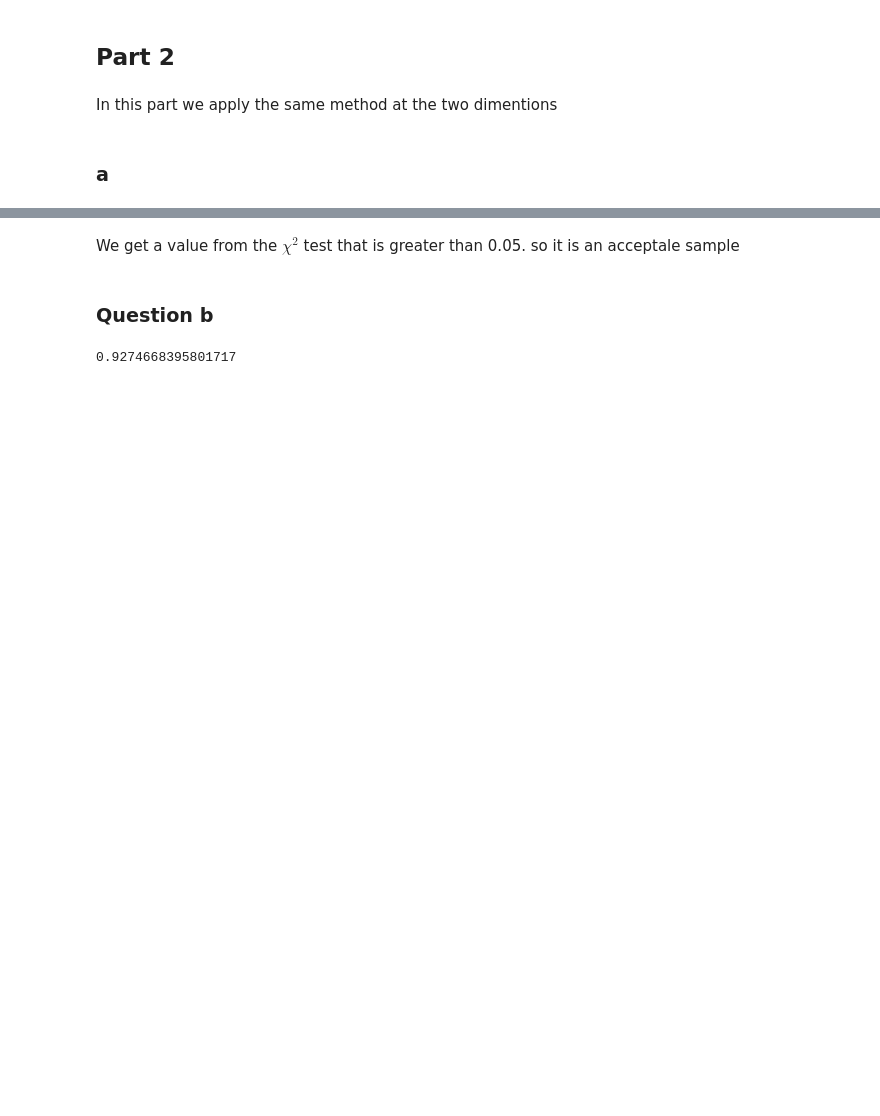
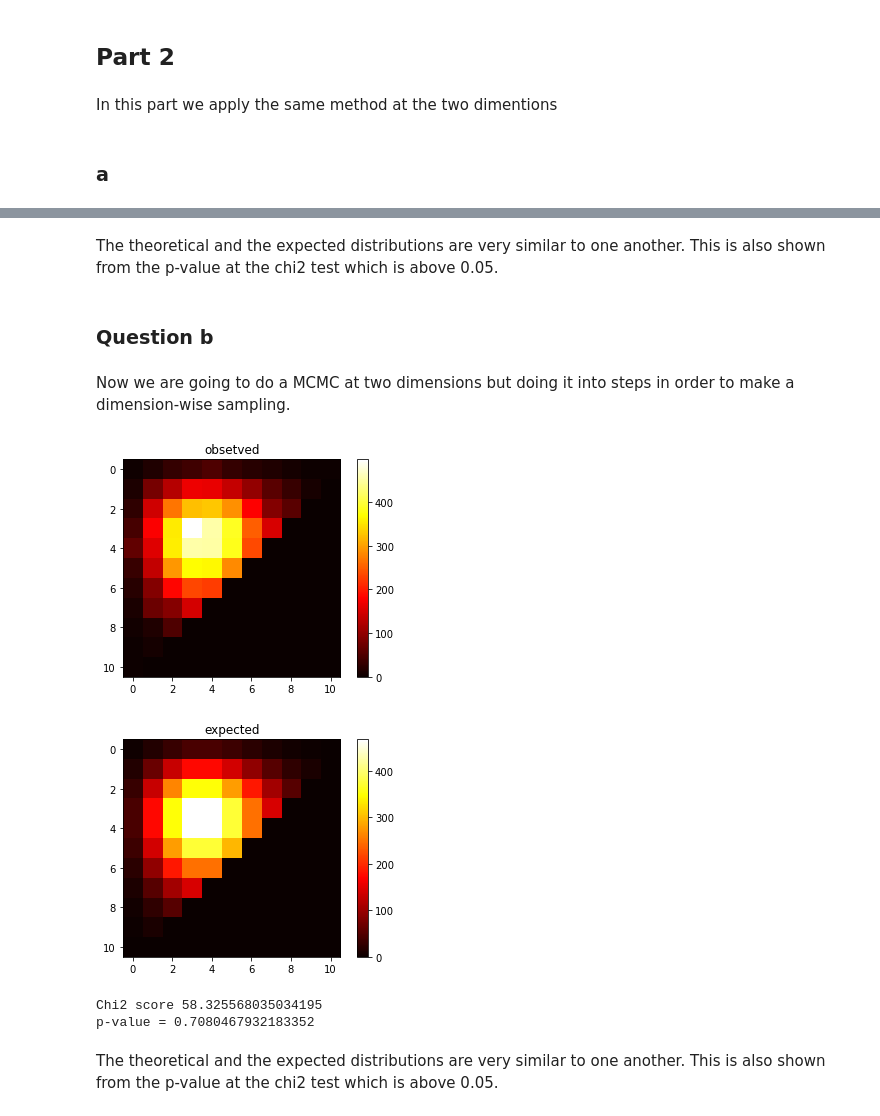
Before and after one commit to shajib004/Stotastic_simulation, a Jupyter notebook: exercise_6.ipynb, the cells around one changed output, grey strips where cells are left out. Cells and saved outputs as stored; diff of their text form; code cells hidden in the pictures; blank space fills up the shorter version.

```diff
--- a/exercise_6.ipynb
+++ b/exercise_6.ipynb
@@ -144,2 +223,2 @@ p_value
-# %% [markdown]
-We get a value from the $\chi^2$ test that is greater than 0.05. so it is an acceptale sample
+# %% [markdown]
+The theoretical and the expected distributions are very similar to one another. This is also shown from the p-value at the chi2 test which is above 0.05.
@@ -146,15 +255,19 @@ We get a value from the $\chi^2$ test that is greater than 0.05. so it is an acc
 # %% [markdown]
 ### Question b
+# %% [markdown]
+Now we are going to do a MCMC at two dimensions but doing it into  steps in order to make a dimension-wise sampling.
 # %%
 def sample_MCMC_2d_dwise(sample_size):
-    Xi=(0,0)
+    Xi1=floor(m*np.random.uniform(0,1,1)[0])
+    Xi2=floor((m-Xi1)*np.random.uniform(0,1,1)[0])
+    Xi=(Xi1,Xi2)
     sample = []
     sample.append( Xi )
     for i in range(sample_size-1):
         #print('sample=',sample)
-        Dxi_1= floor(3* np.random.normal(0,1,1)[0])
-        Dxi_2= floor(3* np.random.normal(0,1,1)[0])
-        Yi_1d = (Xi[1] + Dxi_1,Xi[1])
+        Dxi_1= step()
+        Dxi_2= step()
+        Yi_1d = ((Xi[0] + Dxi_1)%m,Xi[1])
         #print('Xi=',Xi)
         #print('Yi=',Yi)
         #print('g(Xi)=',g(Xi))
@@ -165,40 +278,70 @@ def sample_MCMC_2d_dwise(sample_size):
 
         elif (np.random.uniform(0,1,1)[0]<=(g_2d(Yi_1d)/g_2d(Xi))):
             Xi=Yi_1d
-        Yi_2d = (Xi[1],Xi[1] + Dxi_2)
+        Yi_2d = (Xi[0],(Xi[1] + Dxi_2)%m)
 
 
         if (g_2d(Yi_2d)>=g_2d(Xi)):
-            sample.append(Yi_2d )
+            if (i%10 == 0) :sample.append(Yi_2d )
             Xi=Yi_2d
             continue
         if (np.random.uniform(0,1,1)[0]<=(g_2d(Yi_2d)/g_2d(Xi))):
-            sample.append(  Yi_2d )
+            if (i%10 == 0) :sample.append(  Yi_2d )
             Xi=Yi_2d
             continue
 
-        sample.append(  Xi )
+        if (i%10 == 0) :sample.append(  Xi )
     return sample
 # %%
+probs = np.zeros((m, m), dtype='float64')
+
+for i in range(m):
+    for j in range(m):
+        probs[i,j] = g_2d((i,j))
+P = probs
+denominator = sum(sum(P))
+P = 10000*P/denominator
+
 counts =  np.zeros((m, m), dtype='float64')
-X = sample_MCMC_2d_dwise(10000)
+X = sample_MCMC_2d_dwise(100050)
+X = X[50:]
 
 for element in X:
     #print(element)
     i,j = element
     counts[i,j] += 1
 sim_sum = sum(counts)
-Observed = counts/sim_sum
+Observed = counts
 Expected = P
+
+
+
+plt.imshow(Observed, cmap='hot')
+plt.colorbar()
+plt.title("obsetved")
+plt.show()
+
+plt.imshow(Expected, cmap='hot')
+plt.colorbar()
+plt.title("expected")
+plt.show()
+
 least_squares = np.zeros((m, m), dtype='float64')
 for i in range(m):
-    for j in range(i,m):
+    for j in range(m):
         if (Expected[i,j] == 0.0):
             least_squares[i,j]=0
             continue
         least_squares[i,j] = (Observed[i,j]-Expected[i,j])**2/Expected[i,j]
 chi_sqare_calculated_value = sum(sum(least_squares))
-p_value = stats.chi2.sf(chi_sqare_calculated_value, m)
+print('Chi2 score',chi_sqare_calculated_value)
+p_value = 1-chi2.cdf(chi_sqare_calculated_value,(np.array(Expected)>0).sum()-1)
 p_value
+print('p-value =',p_value)
 # %% [output]
+[figure, added]
+[figure, added]
-0.9274668395801717
+Chi2 score 58.325568035034195
+p-value = 0.7080467932183352
+# %% [markdown]
+The theoretical and the expected distributions are very similar to one another. This is also shown from the p-value at the chi2 test which is above 0.05.
```
Also changed, not shown: parts of 23 cells of this notebook.
